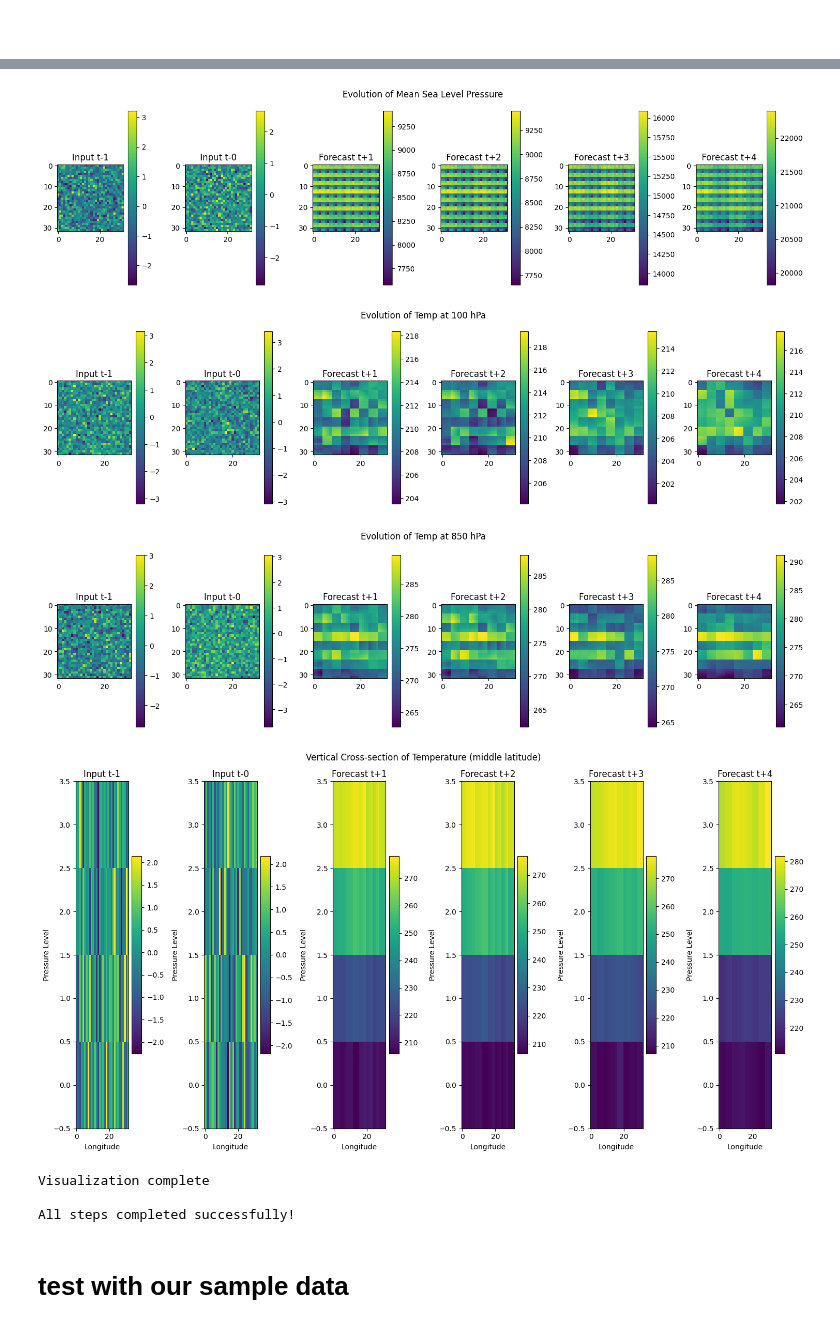
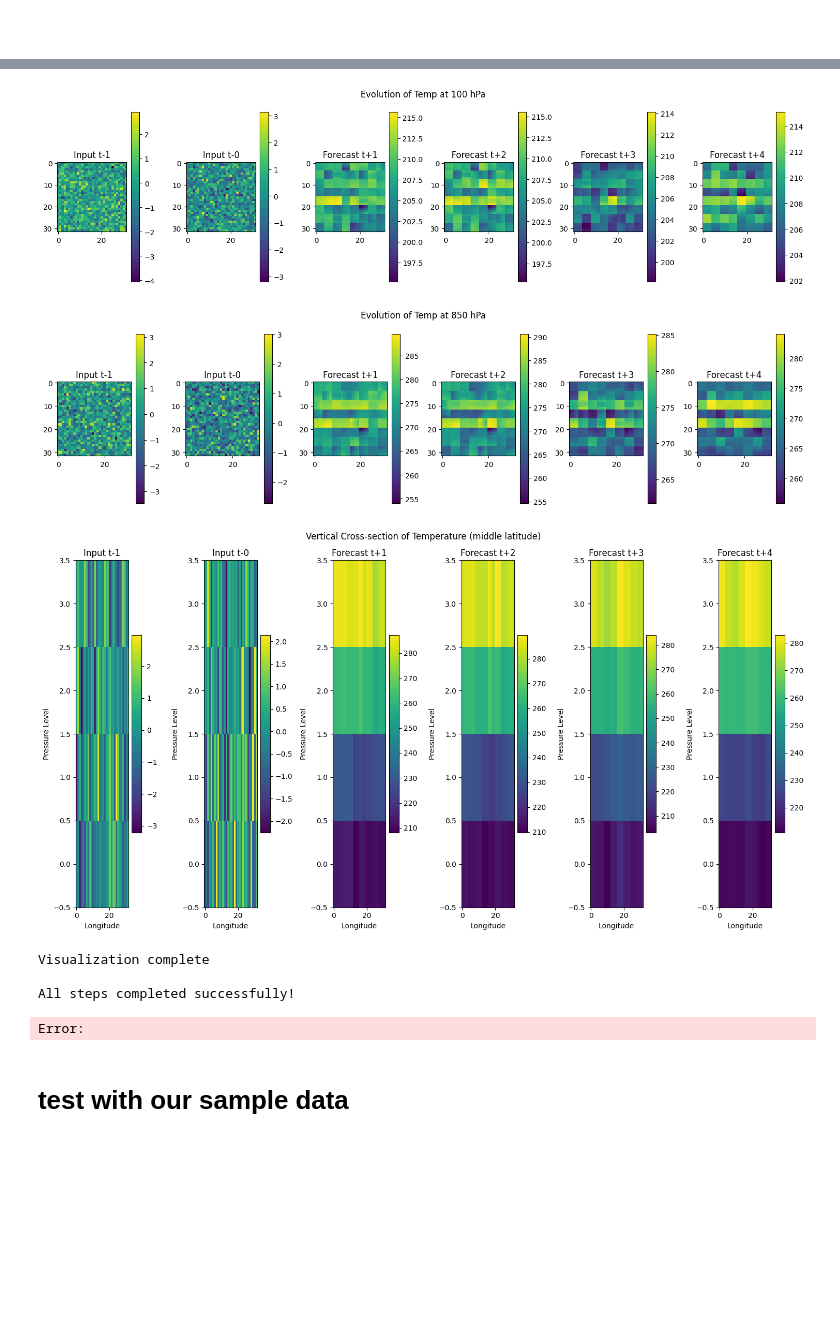
Before and after one commit to apaudel2023/aurora, a Jupyter notebook: fine_tuning/notebooks/test_prediction.ipynb, the cells around one changed output, grey strips where cells are left out. Cells and saved outputs as stored; diff of their text form; code cells hidden in the pictures; blank space fills up the shorter version.

Commit message:
more debugging: batch class works for our data now

```diff
--- a/fine_tuning/notebooks/test_prediction.ipynb
+++ b/fine_tuning/notebooks/test_prediction.ipynb
@@ -34,12 +35,17 @@ def create_aurora_batch(grid_height=17, grid_width=32, num_levels=4):
 
     # Create a batch with the specified dimensions
     batch = Batch(
-        surf_vars={k: torch.randn(1, 2, grid_height, grid_width) for k in ("2t", "10u", "10v", "msl")},
-        static_vars={k: torch.randn(grid_height, grid_width) for k in ("lsm", "z", "slt")},
-        atmos_vars={k: torch.randn(1, 2, num_levels, grid_height, grid_width) for k in ("z", "u", "v", "t", "q")},
+        # surf_vars={k: torch.randn(1, 2, grid_height, grid_width) for k in ("2t", "10u", "10v", "msl")},
+        surf_vars={k: torch.randn(1, 2, grid_height, grid_width) for k in ("2t", "10u", "10v")},
+        # static_vars={k: torch.randn(grid_height, grid_width) for k in ("lsm", "z", "slt")},
+        static_vars={k: torch.randn(grid_height, grid_width) for k in ("z")},
+        atmos_vars={
+            k: torch.randn(1, 2, num_levels, grid_height, grid_width)
+            for k in ("z", "u", "v", "t", "q")
+        },
         metadata=Metadata(
-            lat=torch.linspace(90, -90, grid_height),
-            lon=torch.linspace(0, 360, grid_width + 1)[:-1],
+            lat=torch.linspace(40, -90, grid_height),
+            lon=torch.linspace(0, 260, grid_width + 1)[:-1],
             time=(datetime(2020, 6, 1, 12, 0),),
             atmos_levels=pressure_levels,
         ),
@@ -114,10 +120,14 @@ def visualize_aurora_predictions(batch, prediction, rollout_preds=None):
         # Add upper and lower atmosphere temperature
         if len(batch.metadata.atmos_levels) >= 2:
             variables_to_plot[f"Temp at {batch.metadata.atmos_levels[0]} hPa"] = {
-                "var_dict": "atmos_vars", "var_name": "t", "level_idx": 0
+                "var_dict": "atmos_vars",
+                "var_name": "t",
+                "level_idx": 0,
             }
             variables_to_plot[f"Temp at {batch.metadata.atmos_levels[-1]} hPa"] = {
-                "var_dict": "atmos_vars", "var_name": "t", "level_idx": -1
+                "var_dict": "atmos_vars",
+                "var_name": "t",
+                "level_idx": -1,
             }
 
     # Plot each variable's evolution
@@ -135,7 +145,7 @@ def visualize_aurora_predictions(batch, prediction, rollout_preds=None):
 
         # Plot input timesteps (t-1, t)
         for i in range(2):
-            plt.subplot(1, 2 + num_steps, i+1)
+            plt.subplot(1, 2 + num_steps, i + 1)
             if level_idx is None:
                 # Surface variable
                 data = getattr(batch, var_dict)[var_name][0, i].numpy()
@@ -153,11 +163,11 @@ def visualize_aurora_predictions(batch, prediction, rollout_preds=None):
         if level_idx is None:
             # Surface variable
             data = getattr(prediction, var_dict)[var_name][0, 0].numpy()
-            plt.title(f"Forecast t+1")
+            plt.title("Forecast t+1")
         else:
             # Atmospheric variable with vertical level
             data = getattr(prediction, var_dict)[var_name][0, 0, level_idx].numpy()
-            plt.title(f"Forecast t+1")
+            plt.title("Forecast t+1")
 
         im = plt.imshow(data)
         plt.colorbar(im)
@@ -191,10 +201,10 @@ def visualize_aurora_predictions(batch, prediction, rollout_preds=None):
 
         # Plot input timesteps
         for i in range(2):
-            plt.subplot(1, 2 + num_steps, i+1)
+            plt.subplot(1, 2 + num_steps, i + 1)
             data = batch.atmos_vars["t"][0, i, :, mid_lat, :].numpy()
             plt.title(f"Input t-{1-i}")
-            im = plt.imshow(data, aspect='auto', origin='lower')
+            im = plt.imshow(data, aspect="auto", origin="lower")
             plt.ylabel("Pressure Level")
             plt.xlabel("Longitude")
             plt.colorbar(im)
@@ -202,8 +212,8 @@ def visualize_aurora_predictions(batch, prediction, rollout_preds=None):
         # Plot immediate prediction
         plt.subplot(1, 2 + num_steps, 3)
         data = prediction.atmos_vars["t"][0, 0, :, mid_lat, :].numpy()
-        plt.title(f"Forecast t+1")
-        im = plt.imshow(data, aspect='auto', origin='lower')
+        plt.title("Forecast t+1")
+        im = plt.imshow(data, aspect="auto", origin="lower")
         plt.ylabel("Pressure Level")
         plt.xlabel("Longitude")
         plt.colorbar(im)
@@ -214,7 +224,7 @@ def visualize_aurora_predictions(batch, prediction, rollout_preds=None):
                 plt.subplot(1, 2 + num_steps, 4 + i)
                 data = pred.atmos_vars["t"][0, 0, :, mid_lat, :].numpy()
                 plt.title(f"Forecast t+{i+2}")
-                im = plt.imshow(data, aspect='auto', origin='lower')
+                im = plt.imshow(data, aspect="auto", origin="lower")
                 plt.ylabel("Pressure Level")
                 plt.xlabel("Longitude")
                 plt.colorbar(im)
@@ -232,7 +242,9 @@ if __name__ == "__main__":
     grid_width = 32
     num_levels = 4
     batch = create_aurora_batch(grid_height, grid_width, num_levels)
-    print(f"Created batch with grid size {grid_height}x{grid_width} and {num_levels} pressure levels")
+    print(
+        f"Created batch with grid size {grid_height}x{grid_width} and {num_levels} pressure levels"
+    )
 
     # Step 2: Run the Aurora model
     print("\nStep 2: Running Aurora model...")
@@ -268,9 +280,9 @@ Step 3: Visualizing predictions...
-[figure, old version]
+[figure, new version]
-[figure, old version]
+[figure, new version]
-[figure, old version]
+[figure, new version]
-[figure, removed]
 Visualization complete
 
 All steps completed successfully!
+Error:
 # %% [markdown]
 # test with our sample data
```
Also changed, not shown: parts of 2 cells of this notebook, 12 other files.
